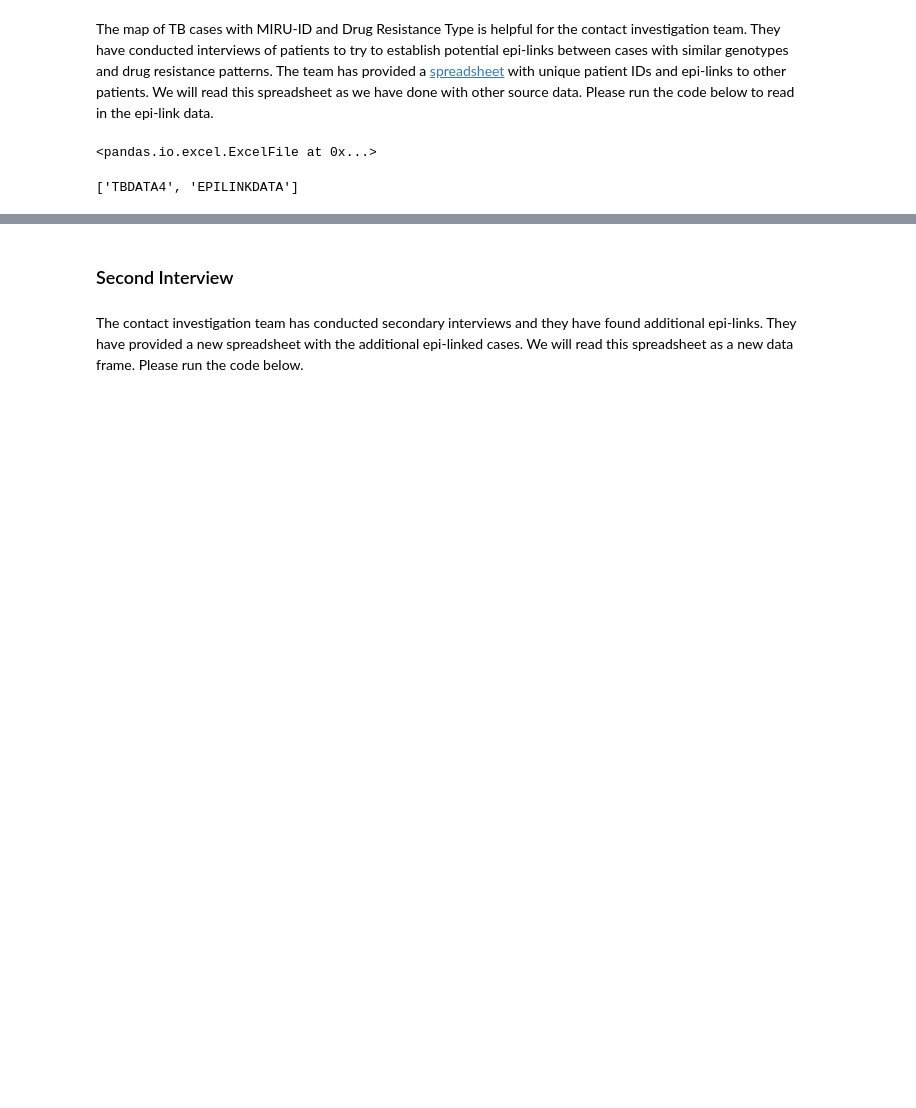
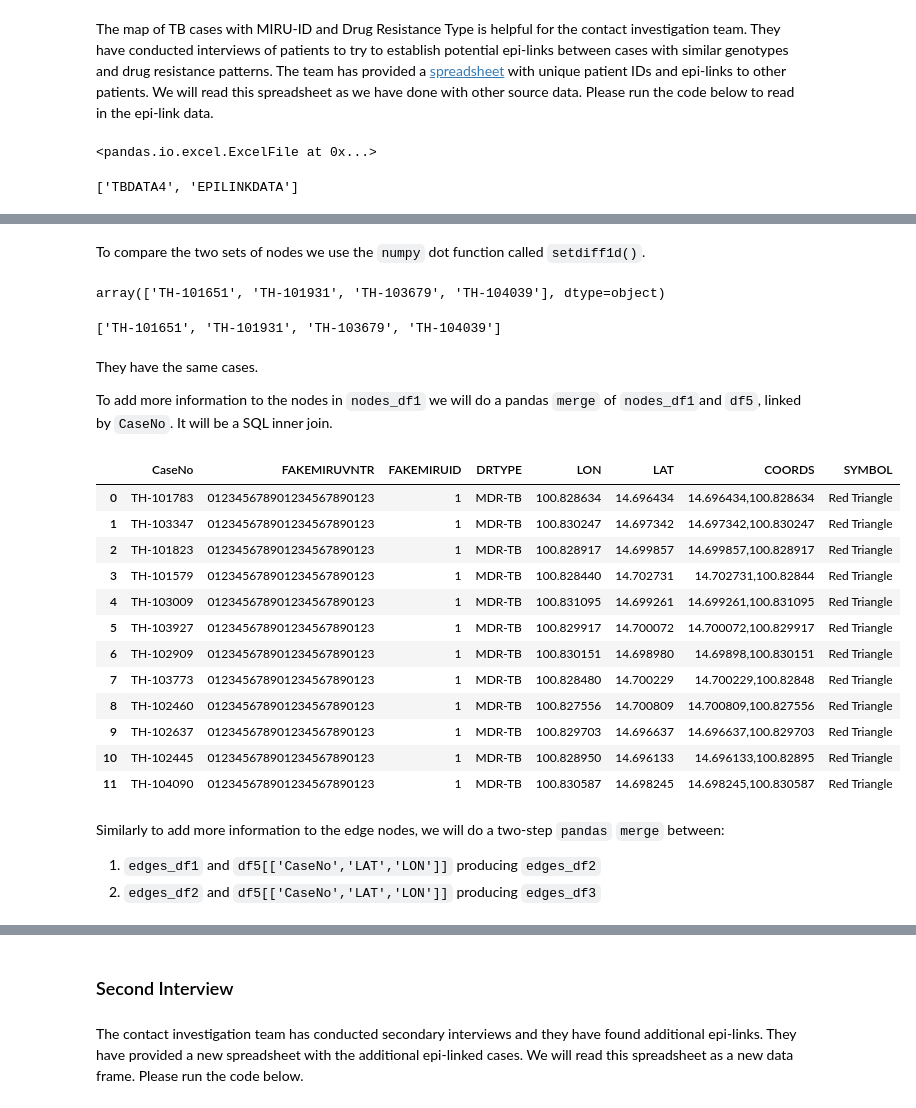
Before and after one commit to PHI-Case-Studies/2005-MDR-TB-Outbreak-Thailand, a Jupyter notebook: NB06-MDR-TB-Case-Study-Part-2.ipynb, the cells around one changed output, grey strips where cells are left out. Saved outputs shown, nothing was run; the diff lists cells and outputs as text; code cells hidden in the pictures; blank space fills up the shorter version.

```diff
--- a/NB06-MDR-TB-Case-Study-Part-2.ipynb
+++ b/NB06-MDR-TB-Case-Study-Part-2.ipynb
@@ -256,0 +366,21 @@ df5.to_csv('outputs/suspected_epilink_cases.csv')
+# %%
+epi_link_pairs = []
+unlinked_nodes = []
+
+for each in df8.iterrows():
+    node1 = each[1]['CaseNo']
+    node2 = each[1]['EPILINKID1']
+    node3 = each[1]['EPILINKID2']
+    node4 = each[1]['EPILINKID3']
+    node5 = each[1]['EPILINKID4']
+    # rows with unlinked cases all have "NO EPI LINKS" entries
+    if all(string == 'NO EPI LINKS' for string in [node2,node3,node4,node5]):
+        unlinked_nodes.append(node1)
+    if node2 != 'NO EPI LINKS':
+        epi_link_pairs.append([node1,node2])
+    if node3 != 'NO EPI LINKS':
+        epi_link_pairs.append([node1,node3])
+    if node4 != 'NO EPI LINKS':
+        epi_link_pairs.append([node1,node4])
+    if node5 != 'NO EPI LINKS':
+        epi_link_pairs.append([node1,node5])
@@ -256,0 +423,4 @@ df5.to_csv('outputs/suspected_epilink_cases.csv')
+# %%
+no_duplicates = set( [ tuple(sorted(i)) for i in epi_link_pairs ])
+
+no_duplicates
@@ -256,0 +439,6 @@ df5.to_csv('outputs/suspected_epilink_cases.csv')
+# %%
+edges_df1 = pd.DataFrame(no_duplicates)
+
+edges_df1.rename(columns={0:'CaseNo1',1:'CaseNo2'}, inplace=True)
+
+edges_df1
@@ -256,0 +458,6 @@ df5.to_csv('outputs/suspected_epilink_cases.csv')
+# %%
+nodes_df1 = pd.DataFrame(pd.melt(edges_df1).value.unique())
+
+nodes_df1.rename(columns={0:'CaseNo'}, inplace=True)
+
+nodes_df1
@@ -256,0 +487,41 @@ df5.to_csv('outputs/suspected_epilink_cases.csv')
+# %% [markdown]
+To compare the two sets of nodes we use the `numpy` dot function called `setdiff1d()`.
+# %%
+import numpy as np
+
+nonmatch = \
+    np.setdiff1d(df5.query("FAKEMIRUID==1").CaseNo.unique(), nodes_df1.CaseNo.unique())
+
+nonmatch
+# %% [output]
+array(['TH-101651', 'TH-101931', 'TH-103679', 'TH-104039'], dtype=object)
+# %%
+unlinked_nodes
+# %% [output]
+['TH-101651', 'TH-101931', 'TH-103679', 'TH-104039']
+# %% [markdown]
+They have the same cases.
+
+To add more information to the nodes in `nodes_df1` we will do a pandas `merge` of `nodes_df1`and `df5`, linked by `CaseNo`. It will be a SQL inner join.
+# %%
+nodes_df2 = pd.merge(nodes_df1, df5, on='CaseNo', how='inner')
+
+nodes_df2
+# %% [output]
+|  | CaseNo | FAKEMIRUVNTR | FAKEMIRUID | DRTYPE | LON | LAT | COORDS | SYMBOL |
+| 0 | TH-101783 | 012345678901234567890123 | 1 | MDR-TB | 100.828634 | 14.696434 | 14.696434,100.828634 | Red Triangle |
+| 1 | TH-103347 | 012345678901234567890123 | 1 | MDR-TB | 100.830247 | 14.697342 | 14.697342,100.830247 | Red Triangle |
+| 2 | TH-101823 | 012345678901234567890123 | 1 | MDR-TB | 100.828917 | 14.699857 | 14.699857,100.828917 | Red Triangle |
+| 3 | TH-101579 | 012345678901234567890123 | 1 | MDR-TB | 100.828440 | 14.702731 | 14.702731,100.82844 | Red Triangle |
+| 4 | TH-103009 | 012345678901234567890123 | 1 | MDR-TB | 100.831095 | 14.699261 | 14.699261,100.831095 | Red Triangle |
+| 5 | TH-103927 | 012345678901234567890123 | 1 | MDR-TB | 100.829917 | 14.700072 | 14.700072,100.829917 | Red Triangle |
+| 6 | TH-102909 | 012345678901234567890123 | 1 | MDR-TB | 100.830151 | 14.698980 | 14.69898,100.830151 | Red Triangle |
+| 7 | TH-103773 | 012345678901234567890123 | 1 | MDR-TB | 100.828480 | 14.700229 | 14.700229,100.82848 | Red Triangle |
+| 8 | TH-102460 | 012345678901234567890123 | 1 | MDR-TB | 100.827556 | 14.700809 | 14.700809,100.827556 | Red Triangle |
+| 9 | TH-102637 | 012345678901234567890123 | 1 | MDR-TB | 100.829703 | 14.696637 | 14.696637,100.829703 | Red Triangle |
+| 10 | TH-102445 | 012345678901234567890123 | 1 | MDR-TB | 100.828950 | 14.696133 | 14.696133,100.82895 | Red Triangle |
+| 11 | TH-104090 | 012345678901234567890123 | 1 | MDR-TB | 100.830587 | 14.698245 | 14.698245,100.830587 | Red Triangle |
+# %% [markdown]
+Similarly to add more information to the edge nodes, we will do a two-step `pandas` `merge` between:
+1. `edges_df1` and `df5[['CaseNo','LAT','LON']]` producing `edges_df2`
+2. `edges_df2` and `df5[['CaseNo','LAT','LON']]` producing `edges_df3`
```
Also changed, not shown: parts of 125 cells of this notebook, 28 other files.
